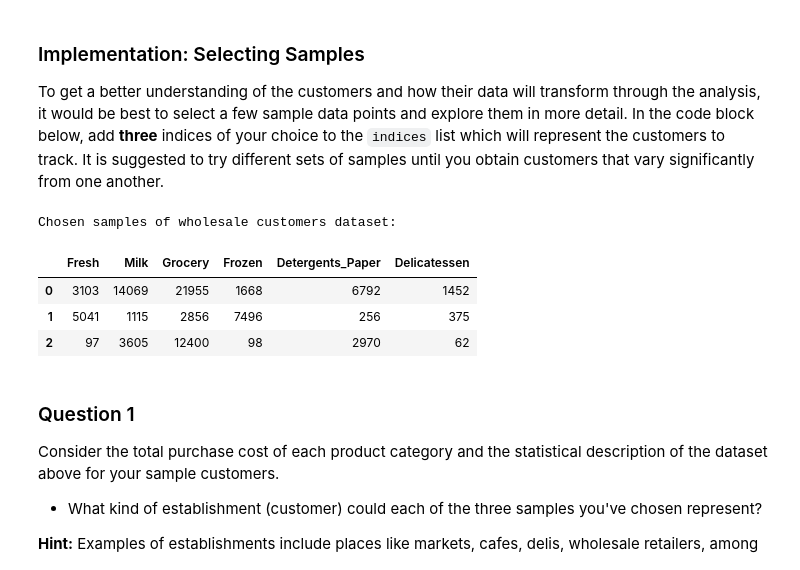
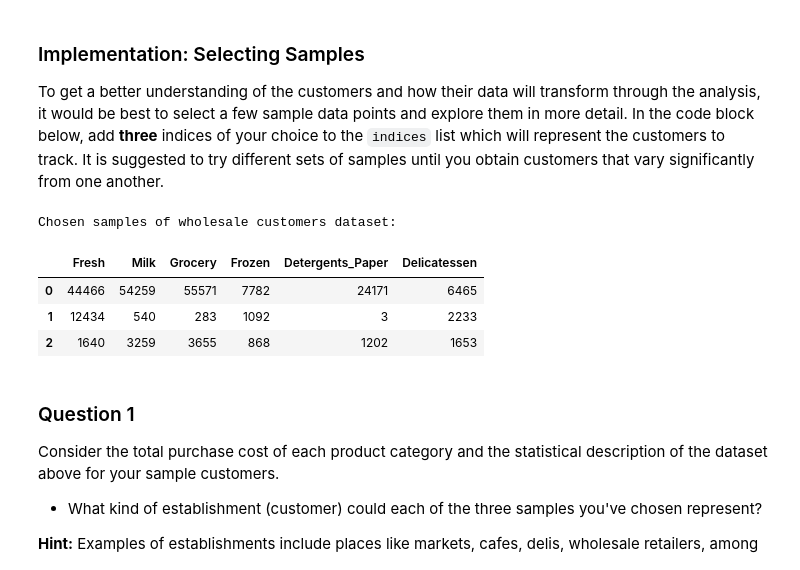
Before and after one commit to BoardzMaster/machine-learning-master, a Jupyter notebook: projects/customer_segments/customer_segments.ipynb, the cells around one changed output. Cells and saved outputs as stored; diff of their text form; code cells hidden in the pictures.

```diff
--- a/projects/customer_segments/customer_segments.ipynb
+++ b/projects/customer_segments/customer_segments.ipynb
@@ -60,18 +60,18 @@ display(data.describe())
 To get a better understanding of the customers and how their data will transform through the analysis, it would be best to select a few sample data points and explore them in more detail. In the code block below, add **three** indices of your choice to the `indices` list which will represent the customers to track. It is suggested to try different sets of samples until you obtain customers that vary significantly from one another.
 # %%
 # TODO: Select three indices of your choice you wish to sample from the dataset
-indices = [46, 222, 412]
+indices = [47,161, 79]
 
 # Create a DataFrame of the chosen samples
 samples = pd.DataFrame(data.loc[indices], columns = data.keys()).reset_index(drop = True)
 print "Chosen samples of wholesale customers dataset:"
 display(samples)
 # %% [output]
 Chosen samples of wholesale customers dataset:
 |  | Fresh | Milk | Grocery | Frozen | Detergents_Paper | Delicatessen |
-| 0 | 3103 | 14069 | 21955 | 1668 | 6792 | 1452 |
-| 1 | 5041 | 1115 | 2856 | 7496 | 256 | 375 |
-| 2 | 97 | 3605 | 12400 | 98 | 2970 | 62 |
+| 0 | 44466 | 54259 | 55571 | 7782 | 24171 | 6465 |
+| 1 | 12434 | 540 | 283 | 1092 | 3 | 2233 |
+| 2 | 1640 | 3259 | 3655 | 868 | 1202 | 1653 |
 # %% [markdown]
 ### Question 1
 Consider the total purchase cost of each product category and the statistical description of the dataset above for your sample customers.
```
Also changed, not shown: parts of 26 cells of this notebook.
